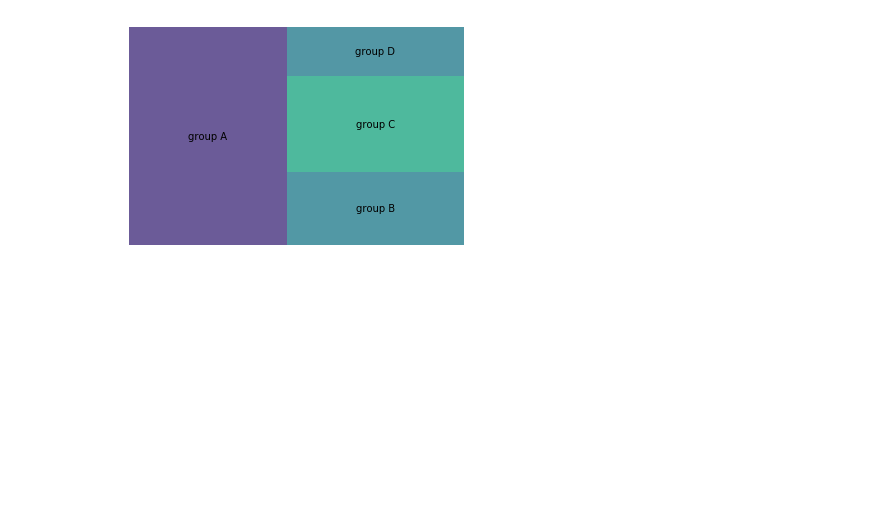
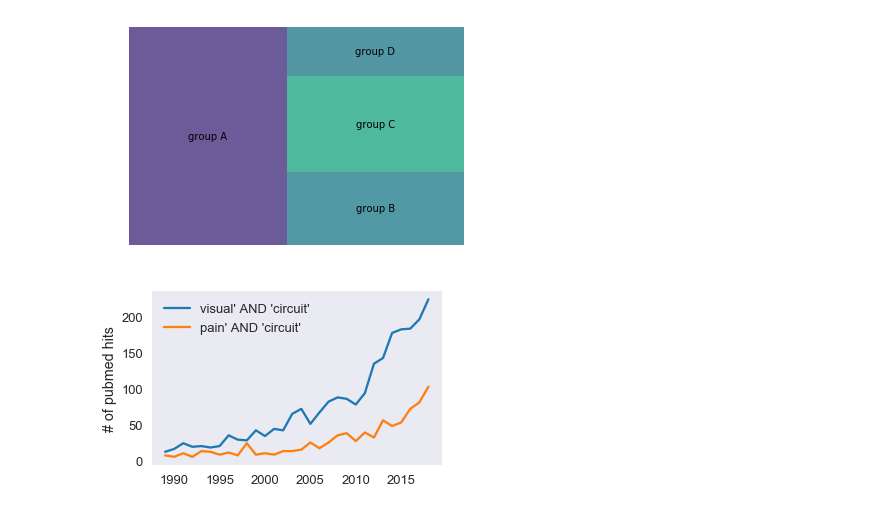
Before and after one commit to ANaka/dh_model, a Jupyter notebook: cell_type_sets.ipynb, the cells around one changed output. Drawn from its saved outputs; the diff is of its cells as text; code cells hidden in the pictures; blank space fills up the shorter version.

```diff
--- a/cell_type_sets.ipynb
+++ b/cell_type_sets.ipynb
@@ -227,3 +228,16 @@ plt.axis('off')
 plt.show()
 # %% [output]
 [figure]
+# %%
+df = pd.read_csv('/Users/nakaa1/code/py/hackos/pubmed_search_res.csv')
+# %%
+f, ax = plt.subplots(figsize = (5,3))
+ax.plot(df['year'],df['visual\' AND \'circuit\''])
+ax.plot(df['year'],df['pain\' AND \'circuit\''])
+# ax.plot(df['year'],df['neural\' AND \'circuit\''])
+ax.legend()
+ax.set_ylabel('# of pubmed hits')
+plt.tight_layout()
+f.savefig('pubmed_circuit_hits.png',dpi = 400)
+# %% [output]
+[figure, added]
```
Also changed, not shown: parts of 1 cell of this notebook, 2 other files.
